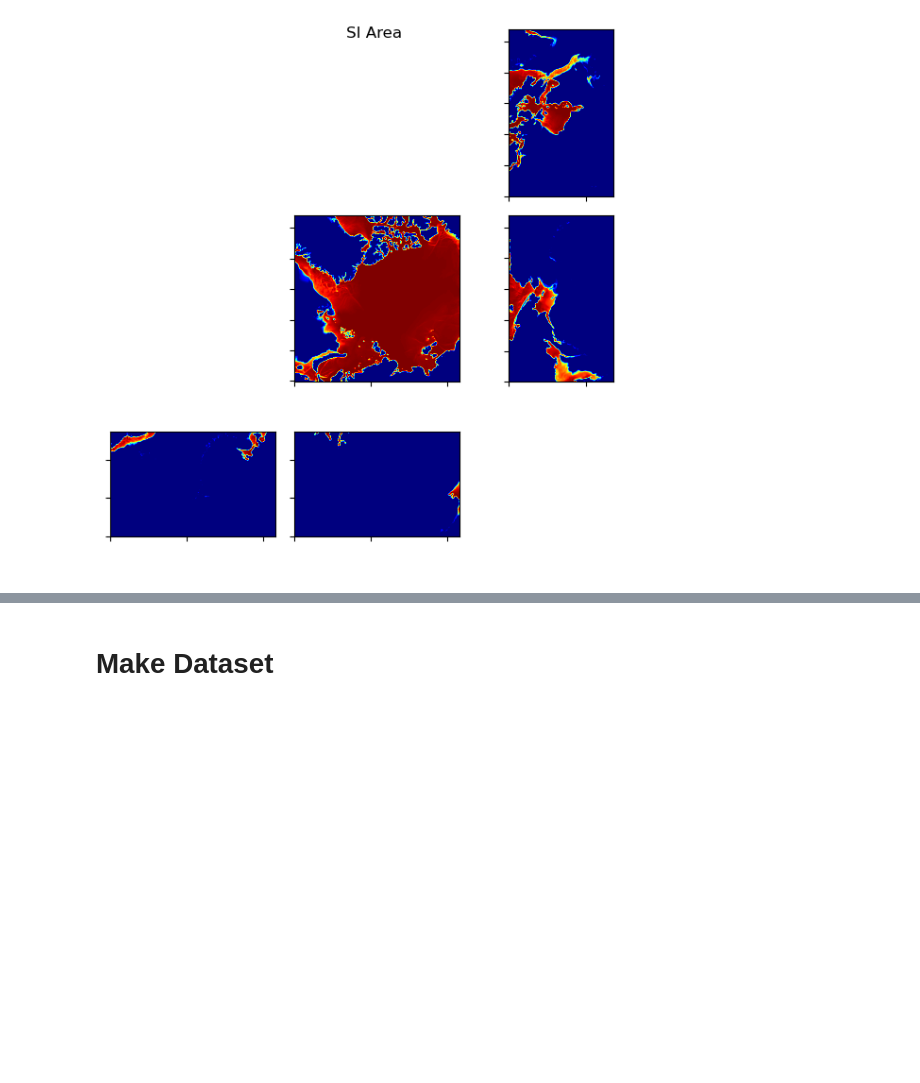
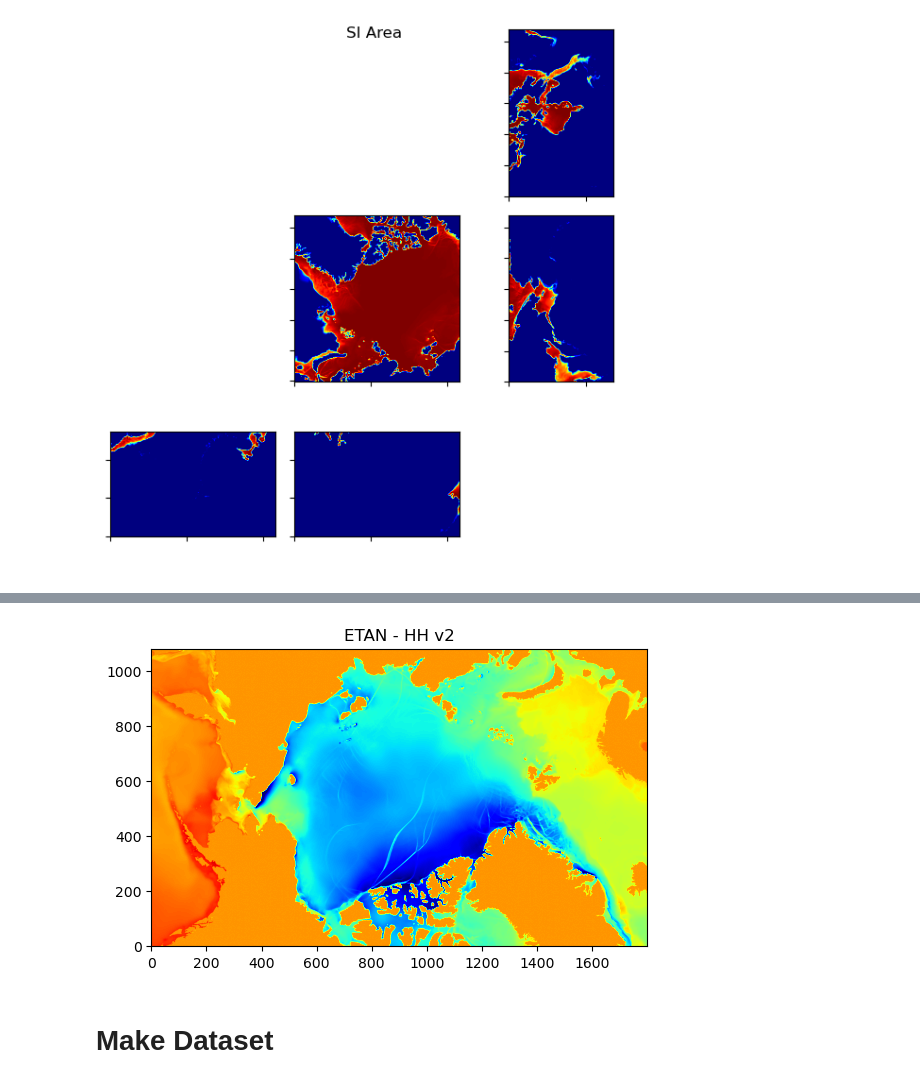
Before and after one commit to ifenty/SASSIE_downscale_ecco_v5, a Jupyter notebook: 01_open and read file.ipynb, the cells around one changed output, grey strips where cells are left out. Saved outputs shown, nothing was run; the diff lists cells and outputs as text; code cells hidden in the pictures; blank space fills up the shorter version.

```diff
--- a/01_open and read file.ipynb
+++ b/01_open and read file.ipynb
@@ -355,3 +380,8 @@ Text(0.5, 1.0, 'SI Area - HH')
+# %%
+plt.imshow(etan_faces_HH, origin='lower', cmap='jet', vmin=-3, vmax=1)
+plt.title("ETAN - HH v2");
+# %% [output]
+[figure, added]
 # %% [markdown]
 # Make Dataset
 # %%
```
Also changed, not shown: parts of 7 cells of this notebook.
